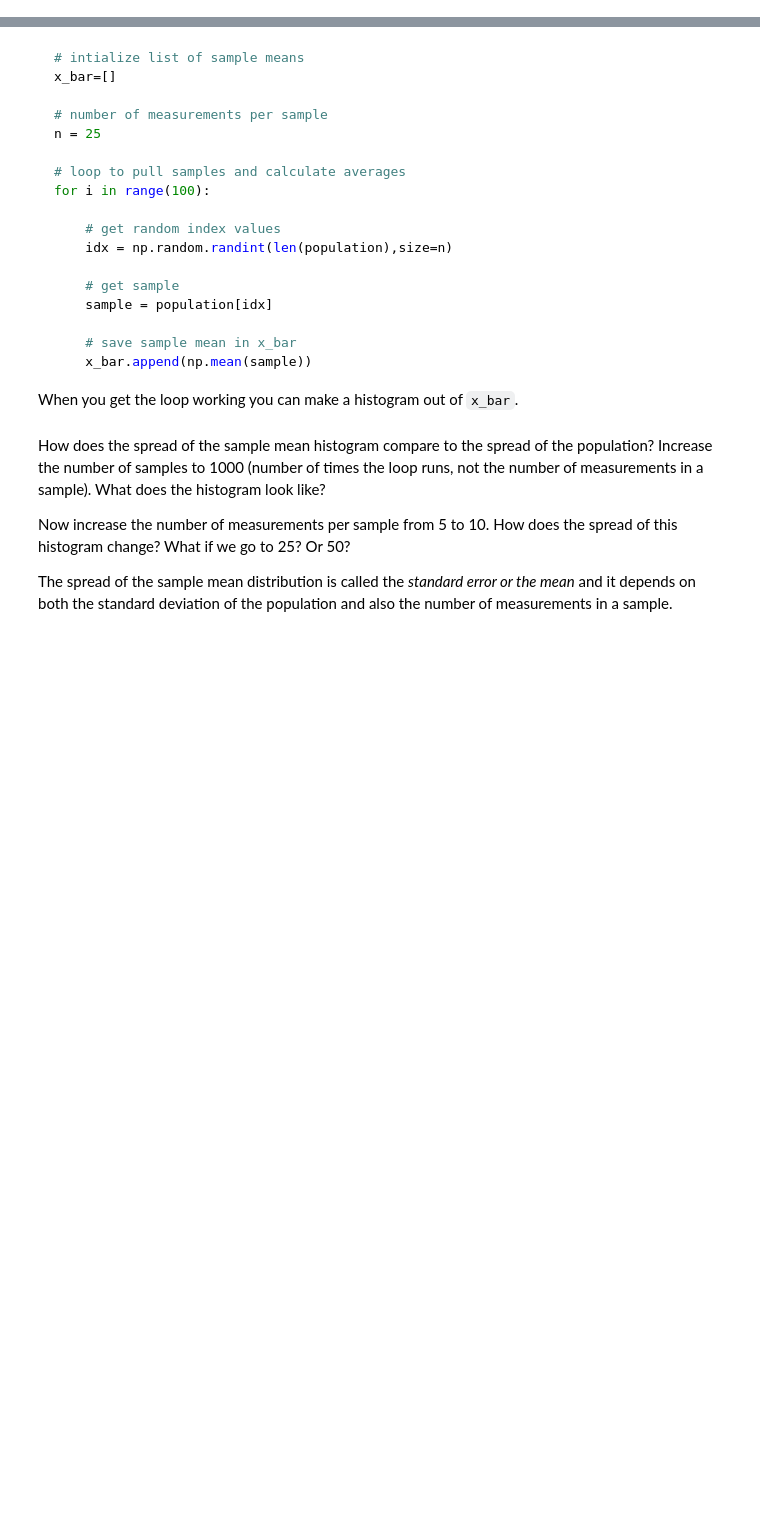
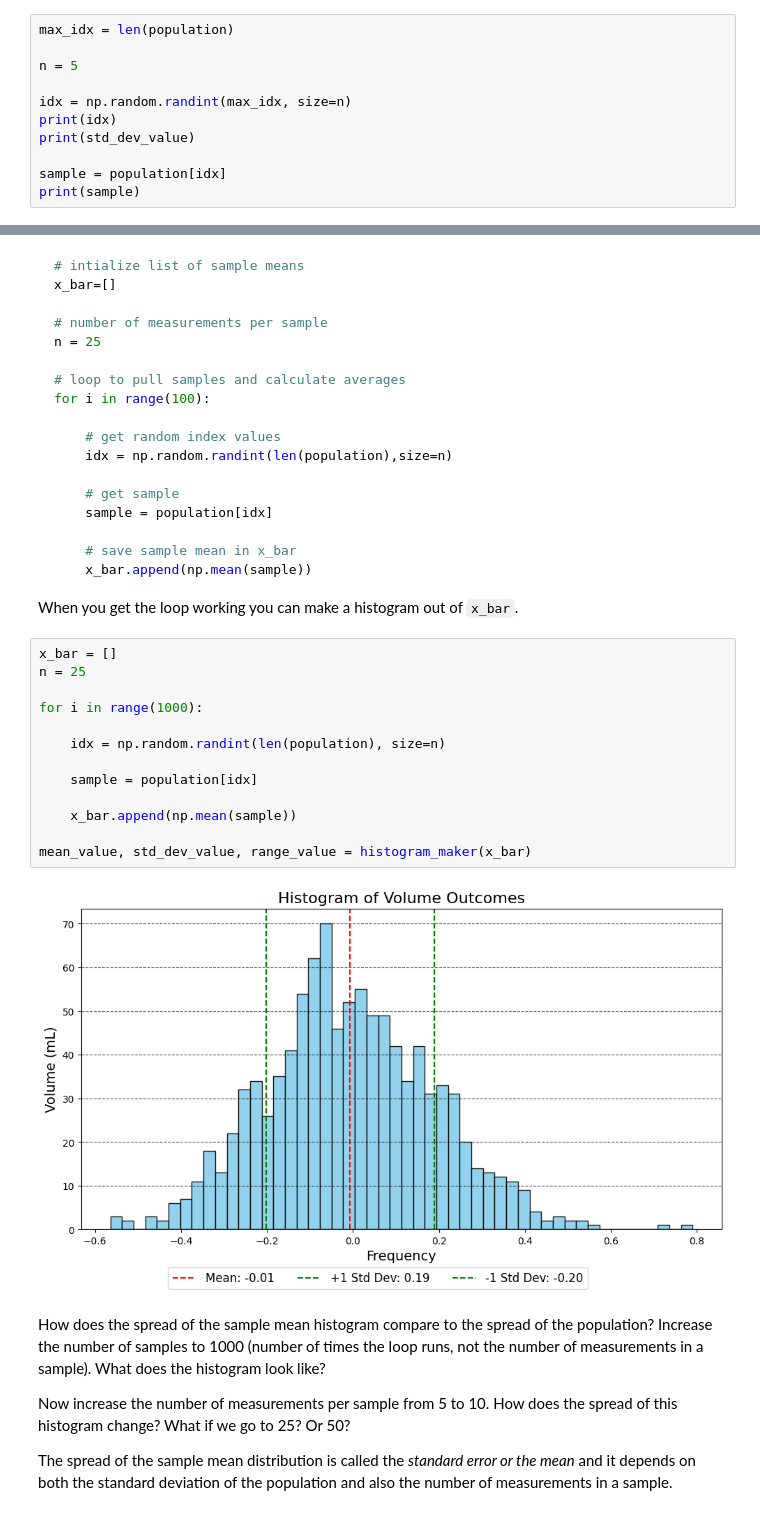
Before and after one commit to Apostle-of-Laplace/College, a Jupyter notebook: CBEE 213 Code/Studio 3/Studio 3 - Sampling.ipynb, the cells around one changed output, grey strips where cells are left out. Saved outputs shown, nothing was run; the diff lists cells and outputs as text; blank space fills up the shorter version.

````diff
--- a/CBEE 213 Code/Studio 3/Studio 3 - Sampling.ipynb
+++ b/CBEE 213 Code/Studio 3/Studio 3 - Sampling.ipynb
@@ -83,3 +130,14 @@ print(sample)
 ```
 
 Run this cell a few times to see how the values change.
+# %%
+max_idx = len(population)
+
+n = 5
+
+idx = np.random.randint(max_idx, size=n)
+print(idx)
+print(std_dev_value)
+
+sample = population[idx]
+print(sample)
@@ -121,6 +183,21 @@ for i in range(100):
 ```
 
 When you get the loop working you can make a histogram out of `x_bar`.
+# %%
+x_bar = []
+n = 25
+
+for i in range(1000):
+
+    idx = np.random.randint(len(population), size=n)
+
+    sample = population[idx]
+
+    x_bar.append(np.mean(sample))
+
+mean_value, std_dev_value, range_value = histogram_maker(x_bar)
+# %% [output]
+[figure, added]
 # %% [markdown]
 How does the spread of the sample mean histogram compare to the spread of the population?  Increase the number of samples to 1000 (number of times the loop runs, not the number of measurements in a sample).  What does the histogram look like?
 
````
Also changed, not shown: parts of 12 cells of this notebook, 1 other file.
